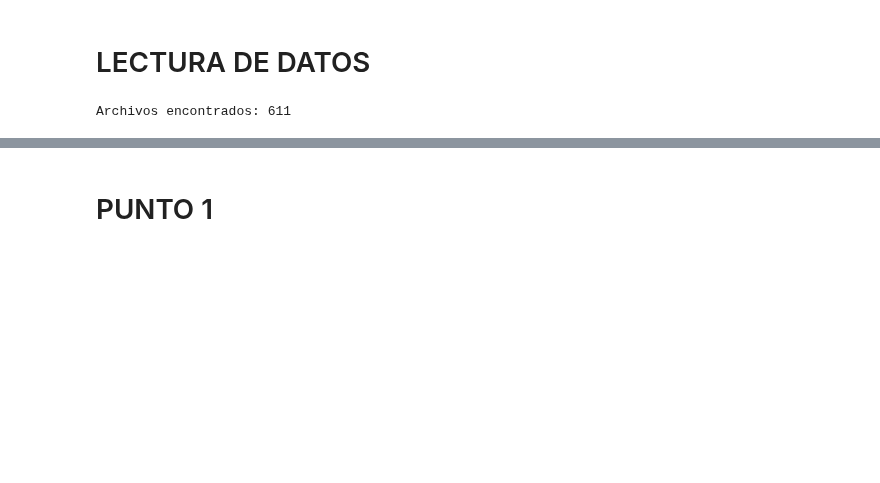
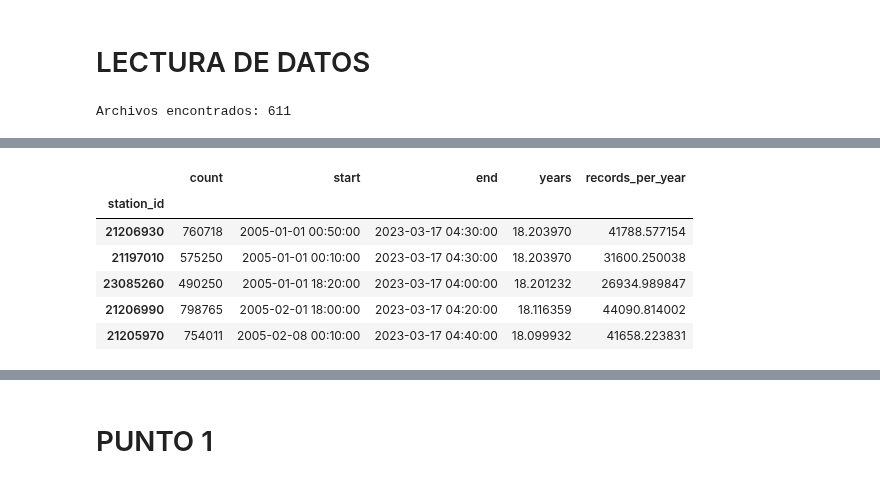
Before and after one commit to waleonr/Hydroinformatics-2026, a Jupyter notebook: Tarea1/Tarea1.ipynb, the cells around one changed output, grey strips where cells are left out. Saved outputs shown, nothing was run; the diff lists cells and outputs as text; code cells hidden in the pictures; blank space fills up the shorter version.

```diff
--- a/Tarea1/Tarea1.ipynb
+++ b/Tarea1/Tarea1.ipynb
@@ -80,0 +66,31 @@ dtype: int64
+# %%
+station_quality = (
+    climate_df
+    .groupby("station_id")
+    .agg(
+        count=("Valor", "count"),
+        start=("Fecha", "min"),
+        end=("Fecha", "max")
+    )
+)
+
+station_quality["years"] = (
+    station_quality["end"] - station_quality["start"]
+).dt.days / 365.25
+
+station_quality["records_per_year"] = (
+    station_quality["count"] / station_quality["years"]
+)
+
+station_quality.sort_values(
+    ["years", "records_per_year"],
+    ascending=False
+).head()
+# %% [output]
+|  | count | start | end | years | records_per_year |
+| station_id |  |  |  |  |  |
+| 21206930 | 760718 | 2005-01-01 00:50:00 | 2023-03-17 04:30:00 | 18.203970 | 41788.577154 |
+| 21197010 | 575250 | 2005-01-01 00:10:00 | 2023-03-17 04:30:00 | 18.203970 | 31600.250038 |
+| 23085260 | 490250 | 2005-01-01 18:20:00 | 2023-03-17 04:00:00 | 18.201232 | 26934.989847 |
+| 21206990 | 798765 | 2005-02-01 18:00:00 | 2023-03-17 04:20:00 | 18.116359 | 44090.814002 |
+| 21205970 | 754011 | 2005-02-08 00:10:00 | 2023-03-17 04:40:00 | 18.099932 | 41658.223831 |
```
Also changed, not shown: parts of 12 cells of this notebook.
